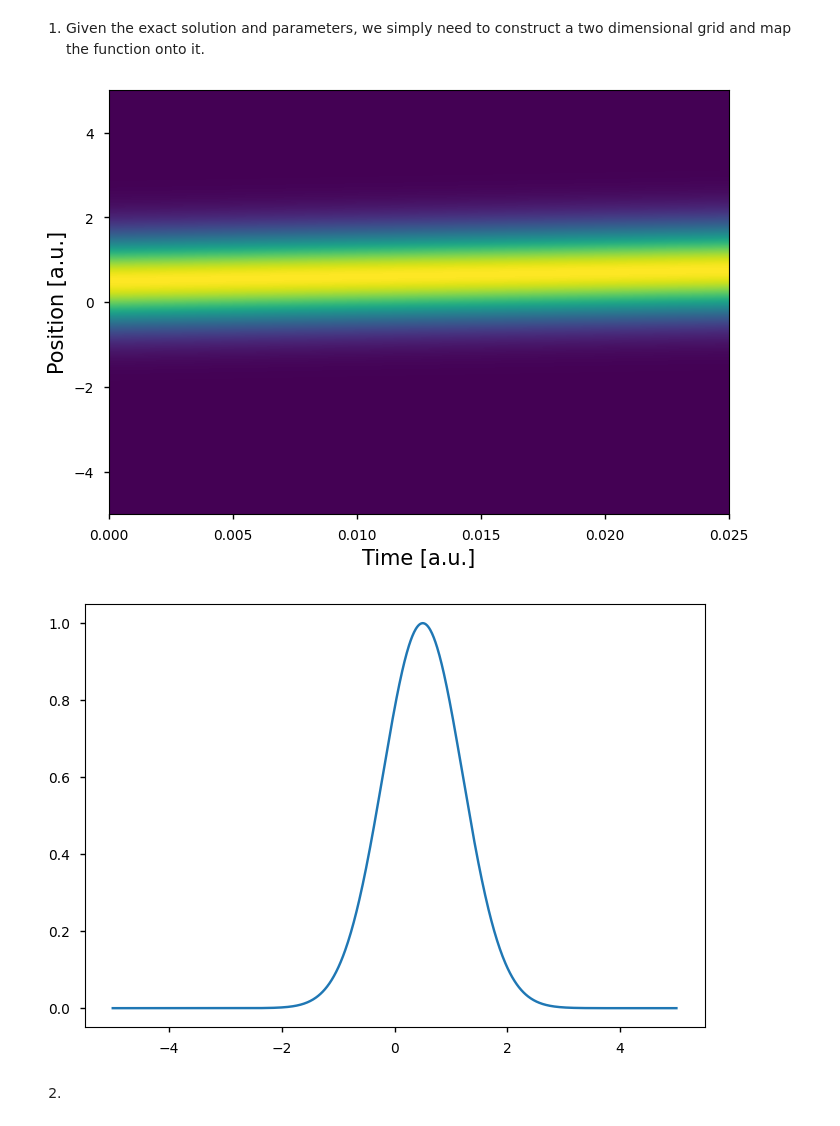
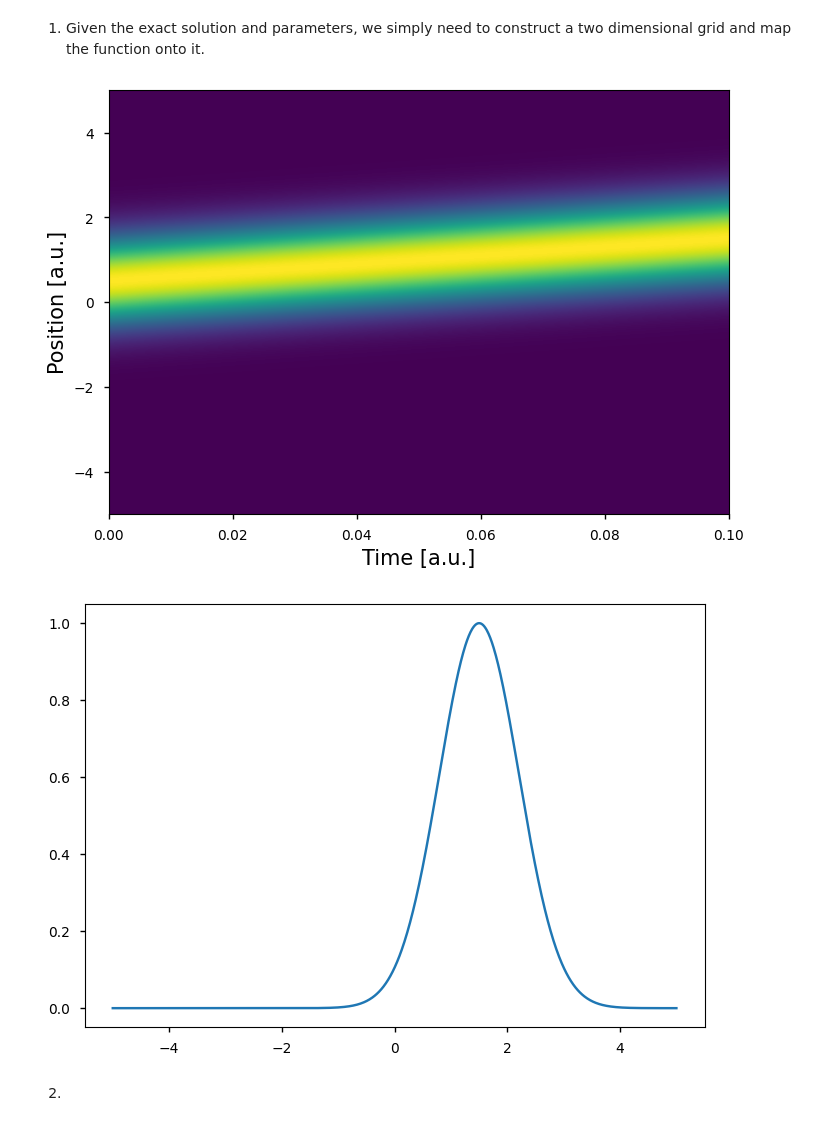
Before and after one commit to trevorolsson/Comp.-Phys.-Projects, a Jupyter notebook: Project 5/project5.ipynb, the cells around one changed output. Drawn from its saved outputs; the diff is of its cells as text; code cells hidden in the pictures.

```diff
--- a/Project 5/project5.ipynb
+++ b/Project 5/project5.ipynb
@@ -37,9 +37,9 @@ final = []
 We were given a parameter space to use, so we start the calculation by defining these and building the relevant grids over which we will evaluate the initial conditions.
 # %%
 dx = 0.01   # x step
-dt = 0.0005 # t step
+dt = 0.0001 # t step
 Nx = 1000   # x points
-Nt = 50     # t points
+Nt = 1000     # t points
 
 u0 = 1      # Initial amplitude
 v = 10      # Advection velocity
@@ -56,14 +56,16 @@ solution_analytical = u0*np.exp(-(X-v*T-x0)**2/(w**2)).T # Apply meshgrid to rea
 # %%
 plt.imshow(solution_analytical, aspect='auto', origin='lower', extent=[0, Nt*dt, x_grid[0], x_grid[-1]]) # Visualize
 plt.xlabel('Time [a.u.]', fontsize=15)
 plt.ylabel('Position [a.u.]', fontsize=15)
 plt.show()
 
-plt.plot(x_grid, solution_analytical[:,0])
+final.append(solution_analytical[:,-1])
+
+plt.plot(x_grid, solution_analytical[:,-1])
 plt.show()
 # %% [output]
-[figure, old version]
+[figure, new version]
-[figure, old version]
+[figure, new version]
 # %% [markdown]
 2.
 # %%
```
Also changed, not shown: parts of 2 cells of this notebook.
